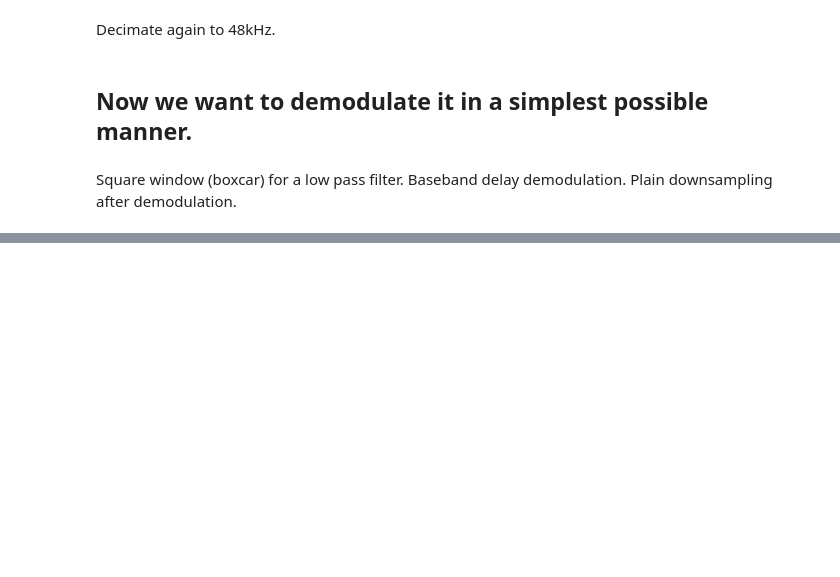
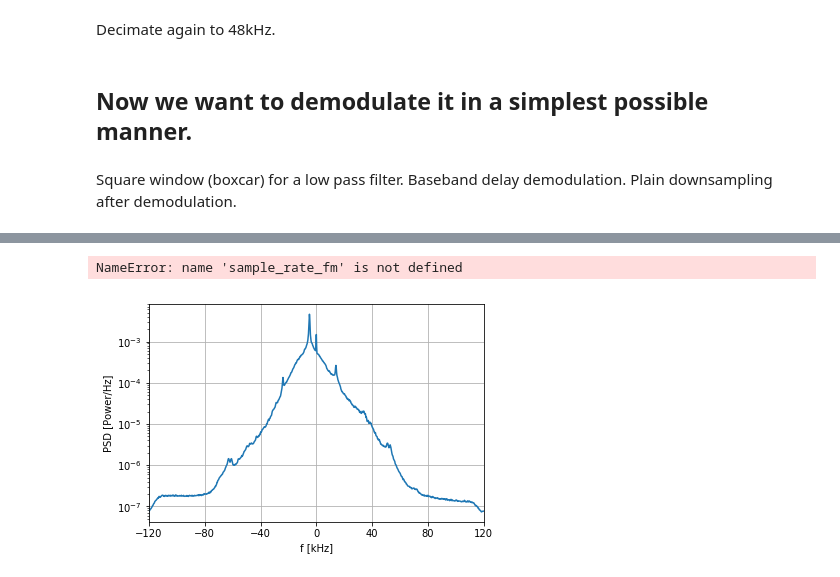
Before and after one commit to enthyp/rds-fm, a Jupyter notebook: nb/iq_samples.ipynb, the cells around one changed output, grey strips where cells are left out. Drawn from its saved outputs; the diff is of its cells as text; code cells hidden in the pictures; blank space fills up the shorter version.

```diff
--- a/nb/iq_samples.ipynb
+++ b/nb/iq_samples.ipynb
@@ -72,3 +117,14 @@ Square window (boxcar) for a low pass filter. Baseband delay demodulation. Plain
+# %%
+M = sample_rate // sample_rate_fm
+ws_filter = WSFilter(1024, M, 1 / (2 * M))
+# %% [output]
+NameError: name 'sample_rate_fm' is not defined
+# %%
+ws_filtered = ws_filter.run(iq_samples)
+# %%
+welch(ws_filtered, sample_rate_fm)
+# %% [output]
+[figure, added]
 # %%
 sample_rate_fm = 240000  # decimate by 10
 audio_rate = 48000
```
Also changed, not shown: parts of 21 cells of this notebook, 11 other files.
